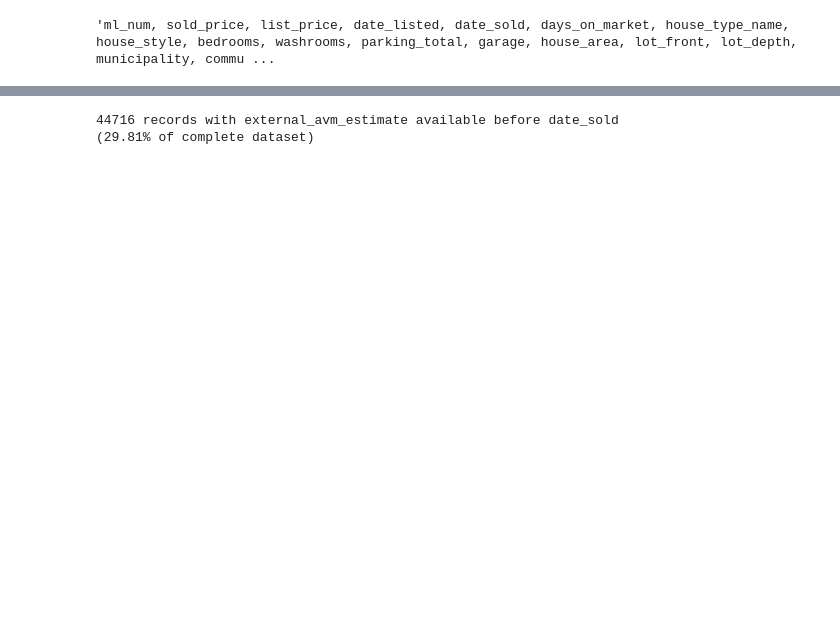
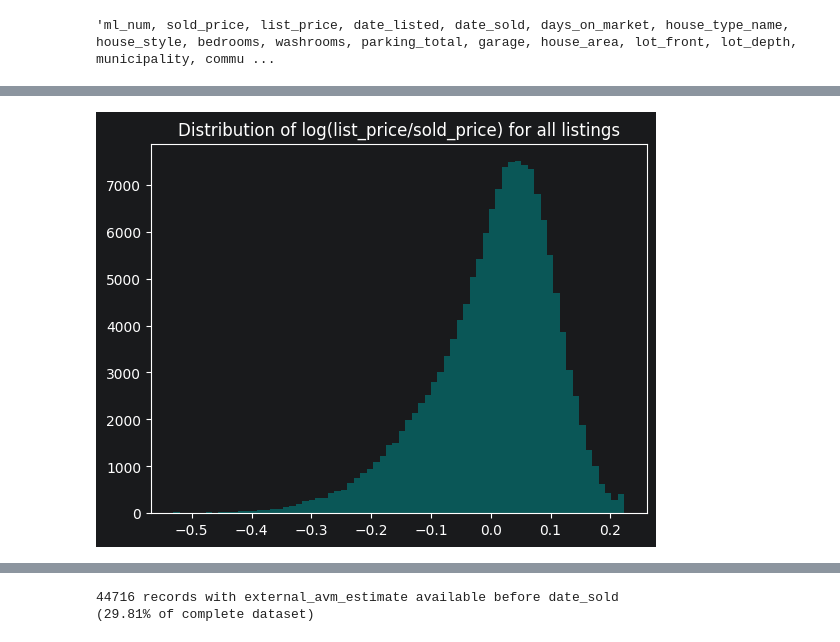
Before and after one commit to LucasWHJ/SSU-Data-Dash-2026-Toronto-Home-Price-Prediction-Challenge, a Jupyter notebook: notebooks/01_eda.ipynb, the cells around one changed output, grey strips where cells are left out. Cells and saved outputs as stored; diff of their text form; code cells hidden in the pictures; blank space fills up the shorter version.

```diff
--- a/notebooks/01_eda.ipynb
+++ b/notebooks/01_eda.ipynb
@@ -42 +42,9 @@ plt.show()
+# %%
+plt.hist(np.log(listings['list_price']) - np.log(listings['sold_price']), bins = 70, color = 'teal', alpha = 0.6)
+
+plt.title('Distribution of log(list_price/sold_price) for all listings')
+
+plt.show()
+# %% [output]
+[figure, added]
 # %%
```
Also changed, not shown: parts of 20 cells of this notebook.
